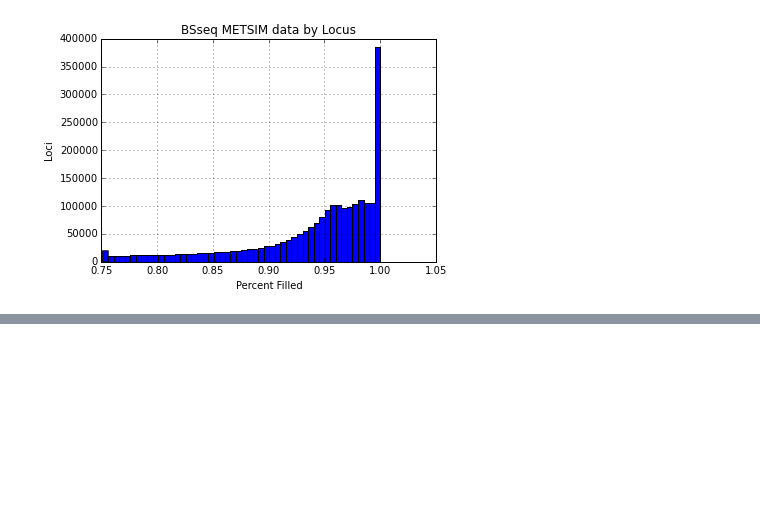
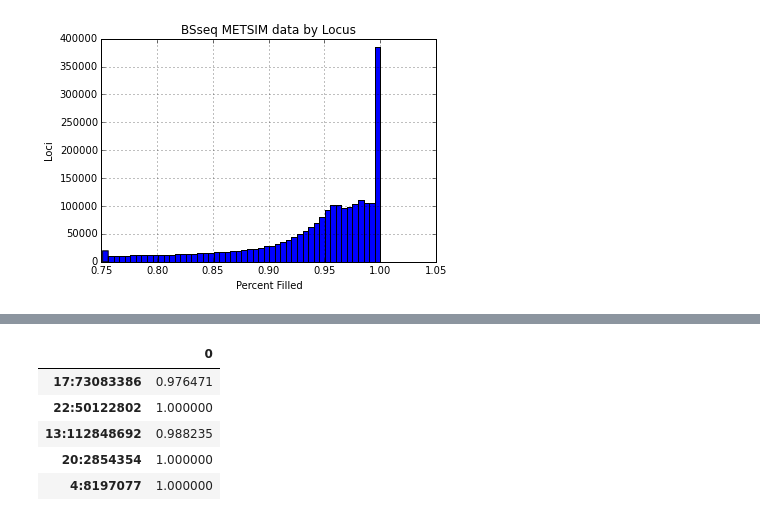
Before and after one commit to michael-weinstein/BattleStar, a Jupyter notebook: FillingPercentages.ipynb, the cells around one changed output, grey strips where cells are left out. Saved outputs shown, nothing was run; the diff lists cells and outputs as text; code cells hidden in the pictures; blank space fills up the shorter version.

```diff
--- a/FillingPercentages.ipynb
+++ b/FillingPercentages.ipynb
@@ -72,0 +109,17 @@ validPlot2.set_ylabel("Loci")
+# %%
+totalColumns = data.shape[1]
+dCount = dict(data.count(axis=1))
+locusNames = []
+percentages = []
+for key in list(dCount.keys()):
+    locusNames.append(key)
+    percentages.append(dCount[key]/totalColumns)
+byLocus = pandas.DataFrame(percentages, locusNames)
+byLocus.head()
+# %% [output]
+|  | 0 |
+| 17:73083386 | 0.976471 |
+| 22:50122802 | 1.000000 |
+| 13:112848692 | 0.988235 |
+| 20:2854354 | 1.000000 |
+| 4:8197077 | 1.000000 |
```
Also changed, not shown: parts of 11 cells of this notebook.
